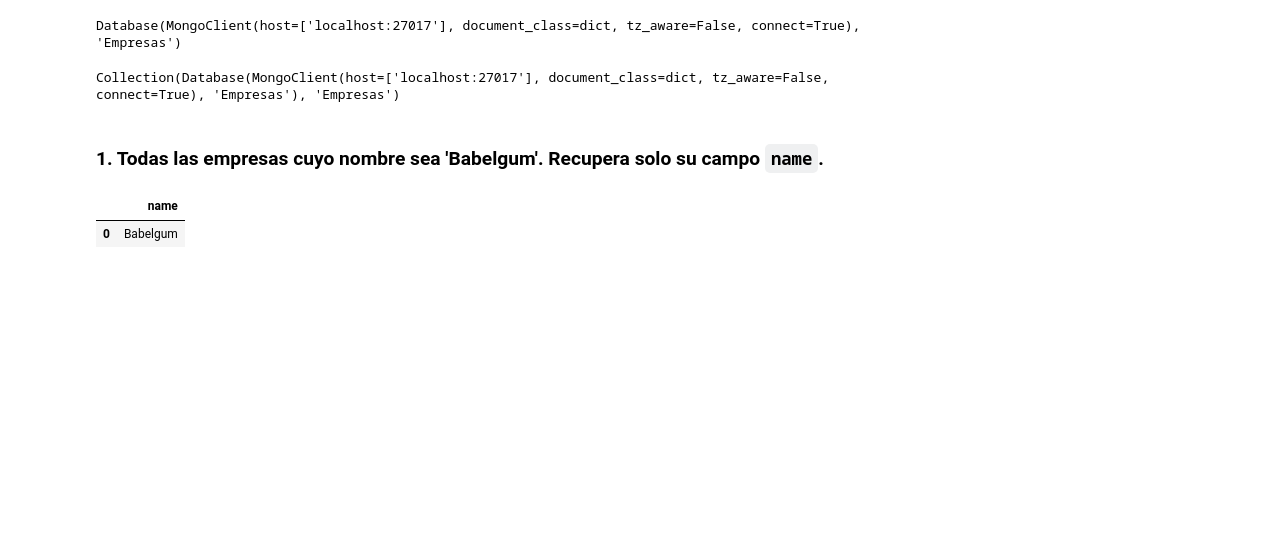
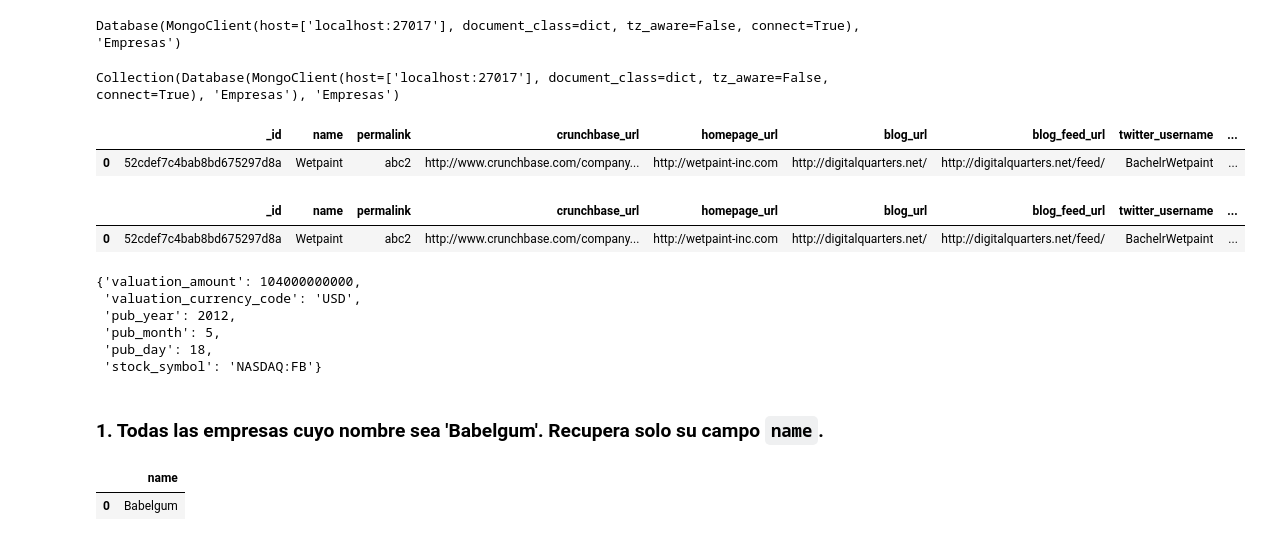
Before and after one commit to santiagorodriguez-dev/laboratorio-modulo4-leccion01-mongo, a Jupyter notebook: enunciados/lab-mongo.ipynb, the cells around one changed output. Cells and saved outputs as stored; diff of their text form; code cells hidden in the pictures; blank space fills up the shorter version.

```diff
--- a/enunciados/lab-mongo.ipynb
+++ b/enunciados/lab-mongo.ipynb
@@ -67,6 +67,25 @@ coleccion = empresas['Empresas']
 coleccion
 # %% [output]
 Collection(Database(MongoClient(host=['localhost:27017'], document_class=dict, tz_aware=False, connect=True), 'Empresas'), 'Empresas')
+# %%
+todos = pd.DataFrame(coleccion.find())
+# %% [output]
+|  | _id | name | permalink | crunchbase_url | homepage_url | blog_url | blog_feed_url | twitter_username | ... |
+| 0 | 52cdef7c4bab8bd675297d8a | Wetpaint | abc2 | http://www.crunchbase.com/company... | http://wetpaint-inc.com | http://digitalquarters.net/ | http://digitalquarters.net/feed/ | BachelrWetpaint | ... |
+# %%
+todos.head(1)
+# %% [output]
+|  | _id | name | permalink | crunchbase_url | homepage_url | blog_url | blog_feed_url | twitter_username | ... |
+| 0 | 52cdef7c4bab8bd675297d8a | Wetpaint | abc2 | http://www.crunchbase.com/company... | http://wetpaint-inc.com | http://digitalquarters.net/ | http://digitalquarters.net/feed/ | BachelrWetpaint | ... |
+# %%
+todos['ipo'][4]
+# %% [output]
+{'valuation_amount': 104000000000,
+ 'valuation_currency_code': 'USD',
+ 'pub_year': 2012,
+ 'pub_month': 5,
+ 'pub_day': 18,
+ 'stock_symbol': 'NASDAQ:FB'}
 # %% [markdown]
 ### 1. Todas las empresas cuyo nombre sea 'Babelgum'. Recupera solo su campo `name`.
 # %%
```
Also changed, not shown: parts of 4 cells of this notebook.
